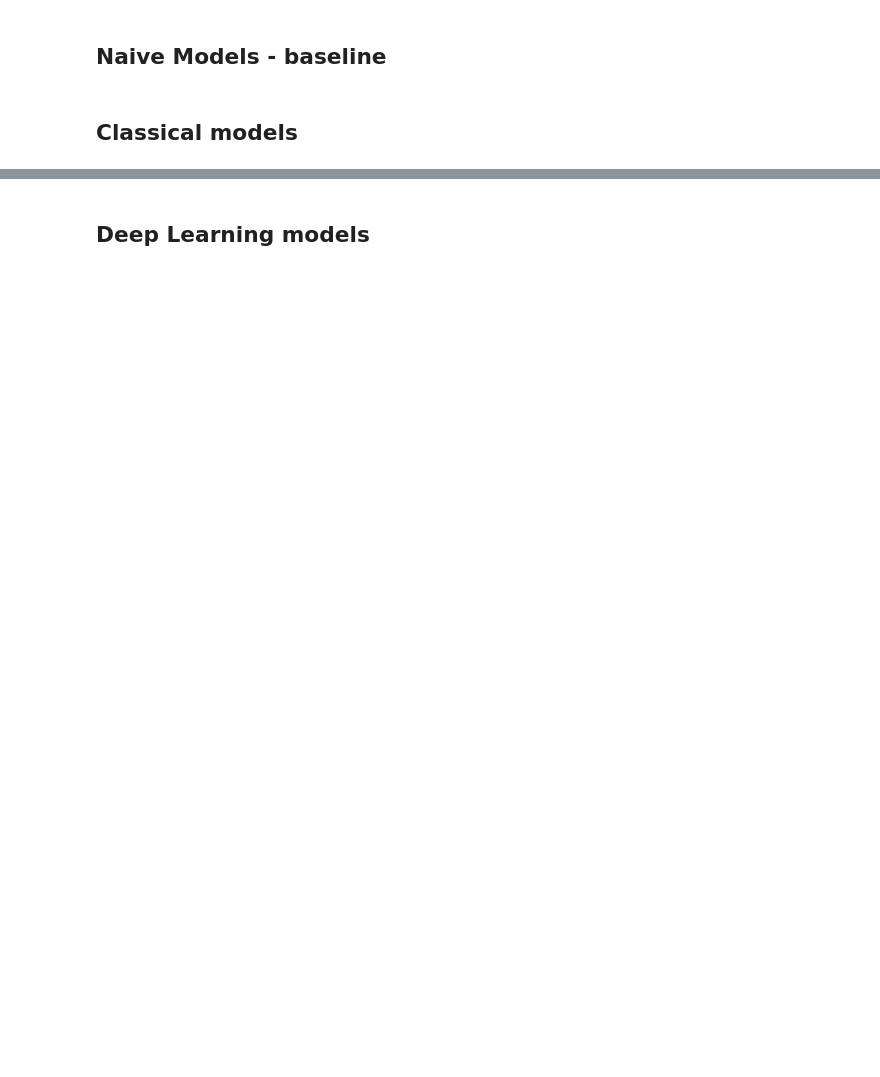
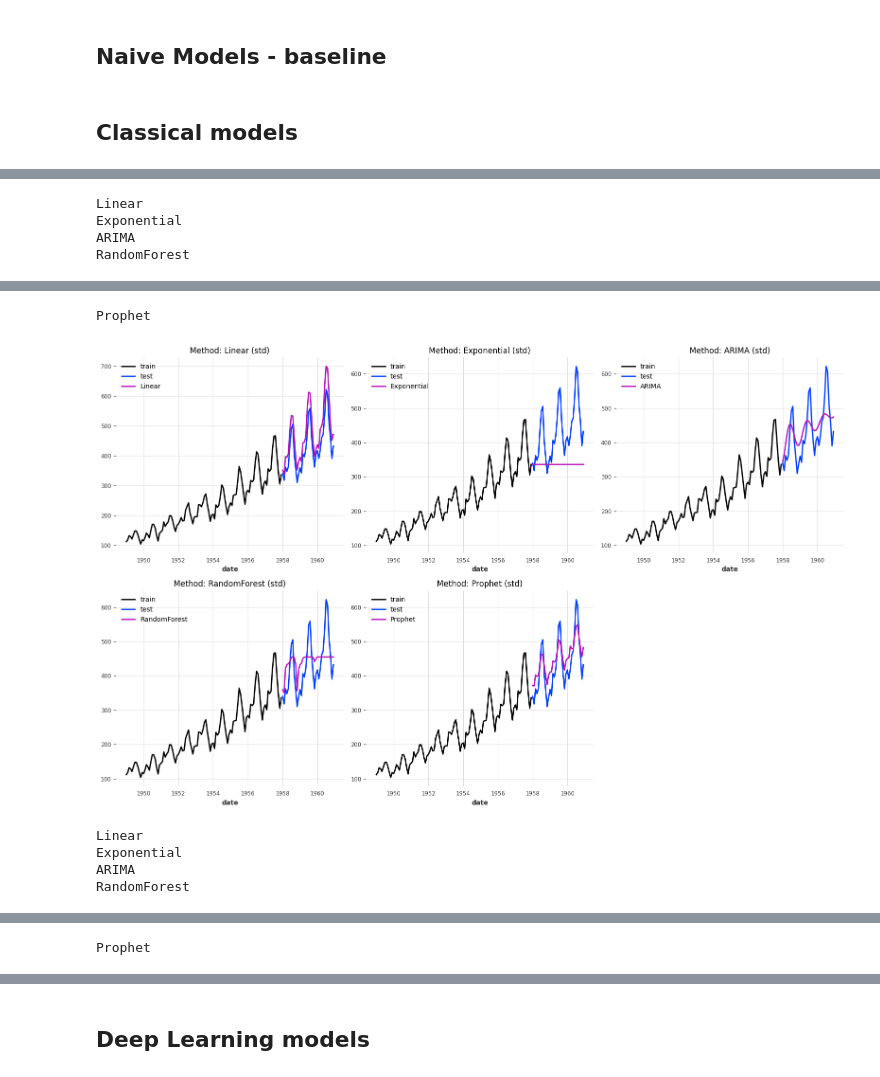
Before and after one commit to FilippoSavini/Seasonality-Algorithm, a Jupyter notebook: Univariate Prediction/prediction.ipynb, the cells around one changed output, grey strips where cells are left out. Drawn from its saved outputs; the diff is of its cells as text; code cells hidden in the pictures; blank space fills up the shorter version.

```diff
--- a/Univariate Prediction/prediction.ipynb
+++ b/Univariate Prediction/prediction.ipynb
@@ -106,7 +134,7 @@ plt.show()
 fig = plt.figure(figsize=(16, 10))
 for i, (name, model) in enumerate(models.items()):
   print(name)
-  model.fit(series=train_w[4376:])
+  model.fit(series=train_w[58:])
   predictions = model.predict(n = len(test))
   mae_score = round(mae(test, predictions), 5)
   mae_list.append([mae_score, name])
@@ -121,3 +149,8 @@ for i, (name, model) in enumerate(models.items()):
 fig.tight_layout()
 plt.savefig('w.png')
 plt.show()
+# %% [output]
+Linear
+Exponential
+ARIMA
+RandomForest
@@ -123,0 +158,6 @@ plt.show()
+Prophet
+[figure, added]
+Linear
+Exponential
+ARIMA
+RandomForest
@@ -123,0 +165 @@ plt.show()
+Prophet
```
Also changed, not shown: parts of 9 cells of this notebook, 27 other files.
